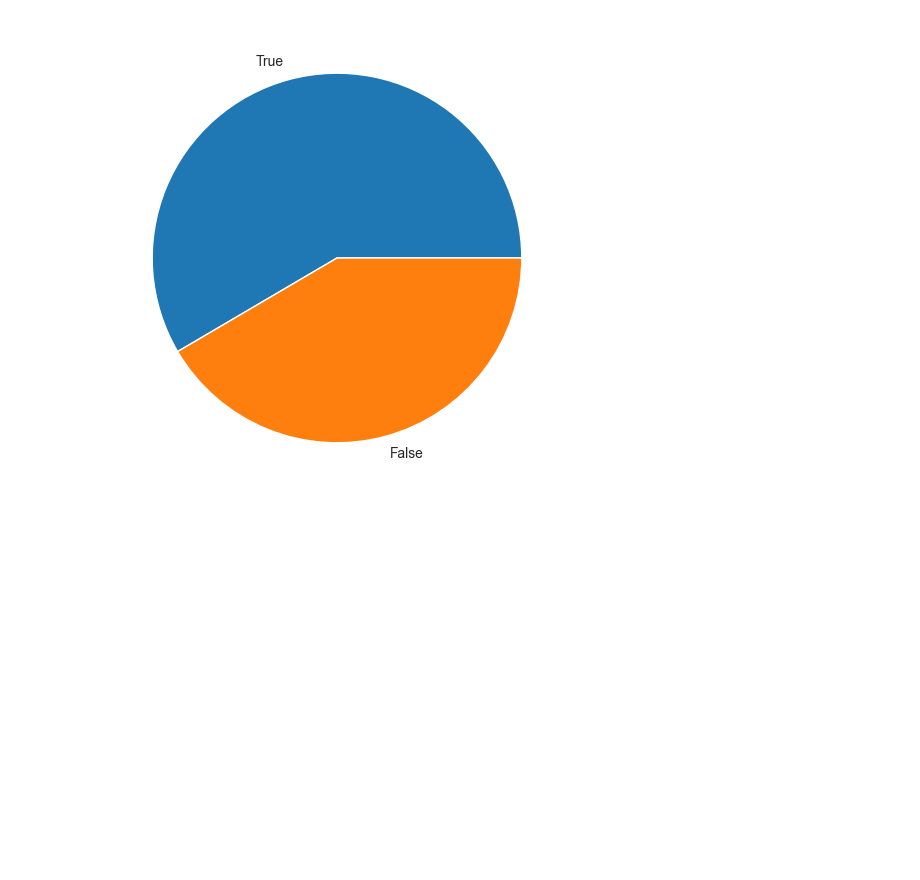
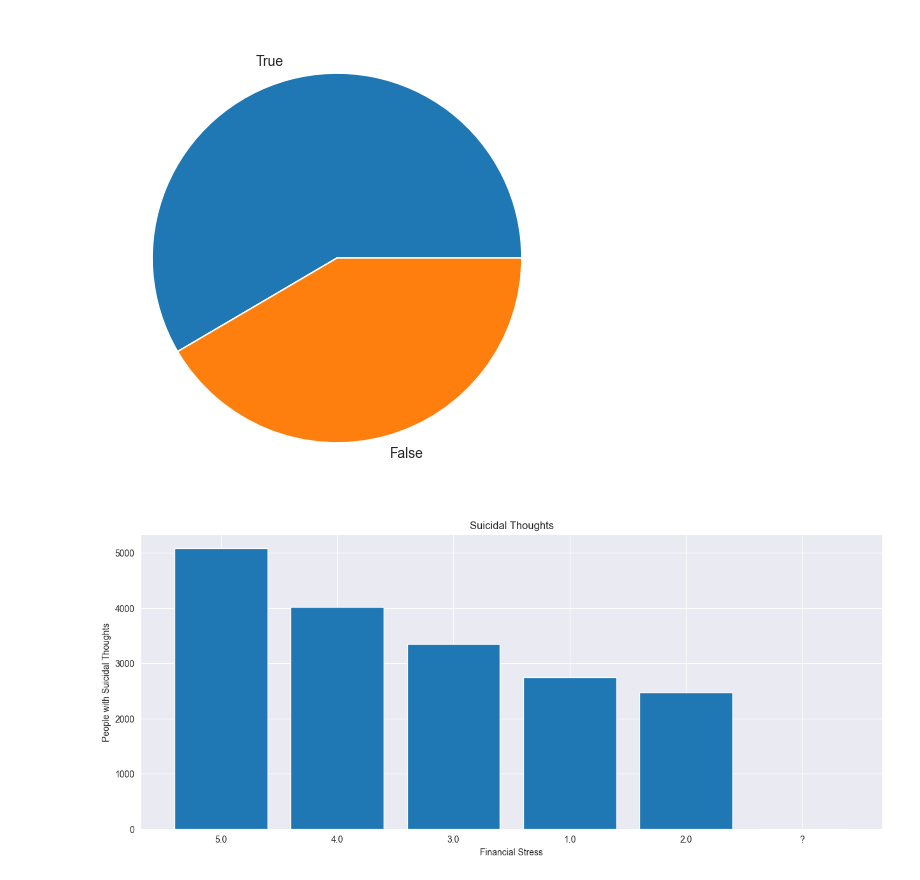
Before and after one commit to ToblerX/student_data_analysis, a Jupyter notebook: sample.ipynb, the cells around one changed output. Cells and saved outputs as stored; diff of their text form; code cells hidden in the pictures; blank space fills up the shorter version.

Commit message:
Financial stress - suicidal thoughts

```diff
--- a/sample.ipynb
+++ b/sample.ipynb
@@ -140,3 +140,14 @@ plt.show()
 # %% [output]
 [figure]
 [figure]
+# %%
+data['SuicidalThoughtsNum'] = data['SuicidalThoughts'].replace('Yes', 1).replace('No', 0)
+
+plt.figure(figsize = (15, 6))
+plt.bar(data['FinancialStress'].value_counts().index, data.groupby('FinancialStress')['SuicidalThoughtsNum'].sum().sort_values(ascending=False))
+plt.xlabel('Financial Stress')
+plt.ylabel('People with Suicidal Thoughts')
+plt.title('Suicidal Thoughts')
+plt.show()
+# %% [output]
+[figure, added]
```
